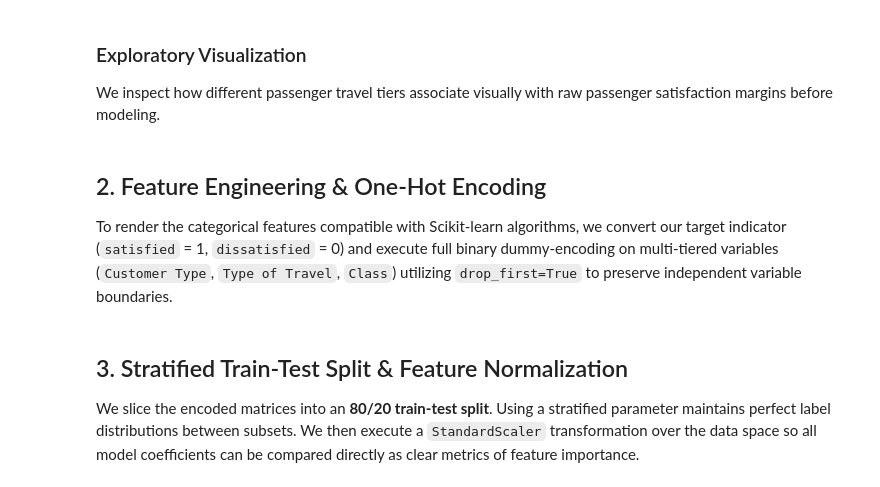
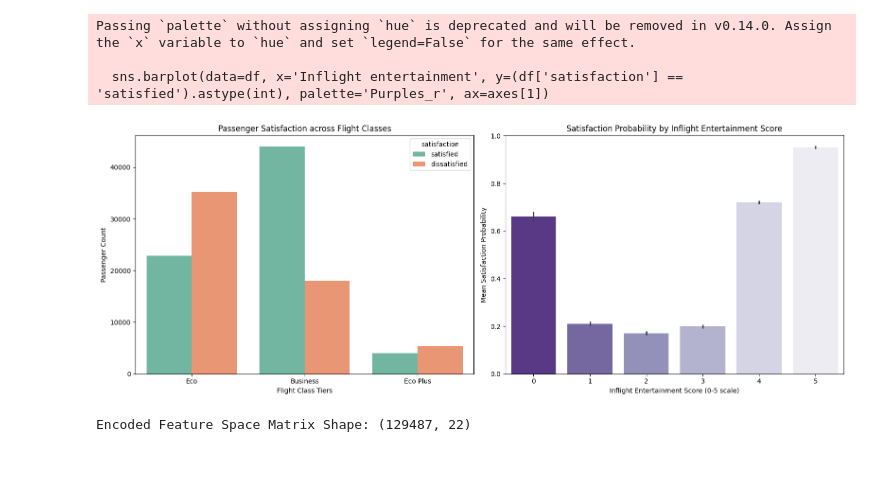
Before and after one commit to ayobamicopy/logistics-regression-analysis, a Jupyter notebook: logistic_regression_analysis.ipynb, the cells around one changed output. Cells and saved outputs as stored; diff of their text form; code cells hidden in the pictures.

```diff
--- a/logistic_regression_analysis.ipynb
+++ b/logistic_regression_analysis.ipynb
@@ -32,3 +31,0 @@ print(df['satisfaction'].value_counts(normalize=True))
-# %% [markdown]
-### Exploratory Visualization
-We inspect how different passenger travel tiers associate visually with raw passenger satisfaction margins before modeling.
@@ -43,23 +32,37 @@ plt.show()
-# %% [markdown]
-## 2. Feature Engineering & One-Hot Encoding
-To render the categorical features compatible with Scikit-learn algorithms, we convert our target indicator (`satisfied` = 1, `dissatisfied` = 0) and execute full binary dummy-encoding on multi-tiered variables (`Customer Type`, `Type of Travel`, `Class`) utilizing `drop_first=True` to preserve independent variable boundaries.
+# %%
+fig, axes = plt.subplots(1, 2, figsize=(16, 6))
+
+# Visualization 1: Class distribution against customer satisfaction
+sns.countplot(data=df, x='Class', hue='satisfaction', palette='Set2', ax=axes[0])
+axes[0].set_title('Passenger Satisfaction across Flight Classes')
+axes[0].set_xlabel('Flight Class Tiers')
+axes[0].set_ylabel('Passenger Count')
+
+# Visualization 2: Explicit relationship between the primary predictor (Inflight entertainment) and satisfaction
+sns.barplot(data=df, x='Inflight entertainment', y=(df['satisfaction'] == 'satisfied').astype(int), palette='Purples_r', ax=axes[1])
+axes[1].set_title('Satisfaction Probability by Inflight Entertainment Score')
+axes[1].set_xlabel('Inflight Entertainment Score (0-5 scale)')
+axes[1].set_ylabel('Mean Satisfaction Probability')
+
+plt.tight_layout()
+plt.show()
+# %% [output]
+Passing `palette` without assigning `hue` is deprecated and will be removed in v0.14.0. Assign the `x` variable to `hue` and set `legend=False` for the same effect.
+
+  sns.barplot(data=df, x='Inflight entertainment', y=(df['satisfaction'] == 'satisfied').astype(int), palette='Purples_r', ax=axes[1])
+[figure, added]
 # %%
-# Map categorical satisfaction classes into binary integers
+# Map target feature into binary flags
 df['satisfaction_encoded'] = (df['satisfaction'] == 'satisfied').astype(int)
 
-# Split out target label from features
 X_raw = df.drop(columns=['satisfaction', 'satisfaction_encoded'])
 y = df['satisfaction_encoded']
 
-# Implement full One-Hot Encoding on all multi-categorical features
+# Implement full dummy-encoding with drop_first=True
 X_encoded = pd.get_dummies(X_raw, columns=['Customer Type', 'Type of Travel', 'Class'], drop_first=True, dtype=float)
-
 print('Encoded Feature Space Matrix Shape:', X_encoded.shape)
-print('\n--- Feature Schema Post-Encoding ---')
-print(X_encoded.columns.tolist())
+# %% [output]
+Encoded Feature Space Matrix Shape: (129487, 22)
-# %% [markdown]
-## 3. Stratified Train-Test Split & Feature Normalization
-We slice the encoded matrices into an **80/20 train-test split**. Using a stratified parameter maintains perfect label distributions between subsets. We then execute a `StandardScaler` transformation over the data space so all model coefficients can be compared directly as clear metrics of feature importance.
 # %%
 # Segment training and testing sets with target stratification
 X_train_raw, X_test_raw, y_train, y_test = train_test_split(
```
Also changed, not shown: parts of 15 cells of this notebook, 1 other file.
